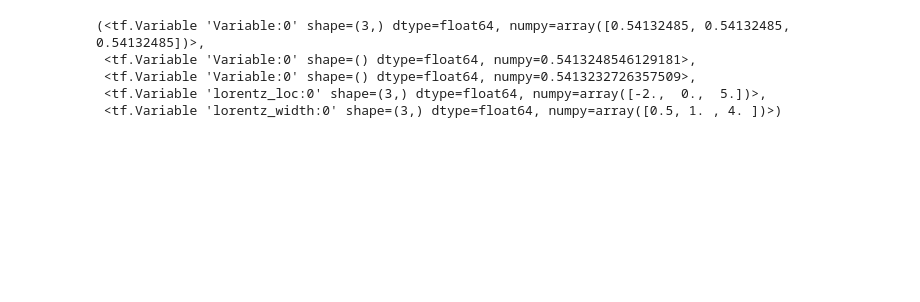
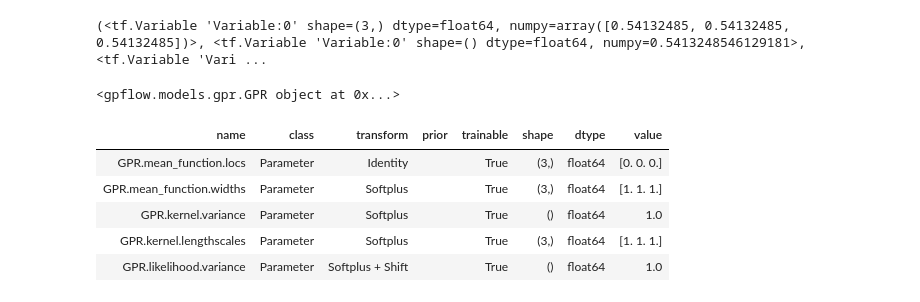
Before and after one commit to wpk-nist-gov/MATSgp, a Jupyter notebook: cci_workup/Uncertainty_GPR_example.ipynb, the cells around one changed output. Drawn from its saved outputs; the diff is of its cells as text; code cells hidden in the pictures; blank space fills up the shorter version.

```diff
--- a/cci_workup/Uncertainty_GPR_example.ipynb
+++ b/cci_workup/Uncertainty_GPR_example.ipynb
@@ -83,13 +103,17 @@ gpr = gpflow.models.GPR(data=(x_dat, y_dat), kernel=kern, mean_function=mf)
 # %%
 #See the variables in our model
 #For the mean function, we just have the 'lorenz_*' variables
 #The other variables define the parameters of the noise and covariance matrix
 #Note that the covariance matrix will have three lengthscales, 1 each for x, T, and P
 #This assumes that these covariances vary INDEPENDENTLY in these directions
-gpr.trainable_variables
+print(gpr.trainable_variables)
+gpr
 # %% [output]
-(<tf.Variable 'Variable:0' shape=(3,) dtype=float64, numpy=array([0.54132485, 0.54132485, 0.54132485])>,
- <tf.Variable 'Variable:0' shape=() dtype=float64, numpy=0.5413248546129181>,
- <tf.Variable 'Variable:0' shape=() dtype=float64, numpy=0.5413232726357509>,
- <tf.Variable 'lorentz_loc:0' shape=(3,) dtype=float64, numpy=array([-2.,  0.,  5.])>,
- <tf.Variable 'lorentz_width:0' shape=(3,) dtype=float64, numpy=array([0.5, 1. , 4. ])>)
+(<tf.Variable 'Variable:0' shape=(3,) dtype=float64, numpy=array([0.54132485, 0.54132485, 0.54132485])>, <tf.Variable 'Variable:0' shape=() dtype=float64, numpy=0.5413248546129181>, <tf.Variable 'Vari ...
+<gpflow.models.gpr.GPR object at 0x...>
+| name | class | transform | prior | trainable | shape | dtype | value |
+| GPR.mean_function.locs | Parameter | Identity |  | True | (3,) | float64 | [0. 0. 0.] |
+| GPR.mean_function.widths | Parameter | Softplus |  | True | (3,) | float64 | [1. 1. 1.] |
+| GPR.kernel.variance | Parameter | Softplus |  | True | () | float64 | 1.0 |
+| GPR.kernel.lengthscales | Parameter | Softplus |  | True | (3,) | float64 | [1. 1. 1.] |
+| GPR.likelihood.variance | Parameter | Softplus + Shift |  | True | () | float64 | 1.0 |
```
Also changed, not shown: parts of 14 cells of this notebook.
